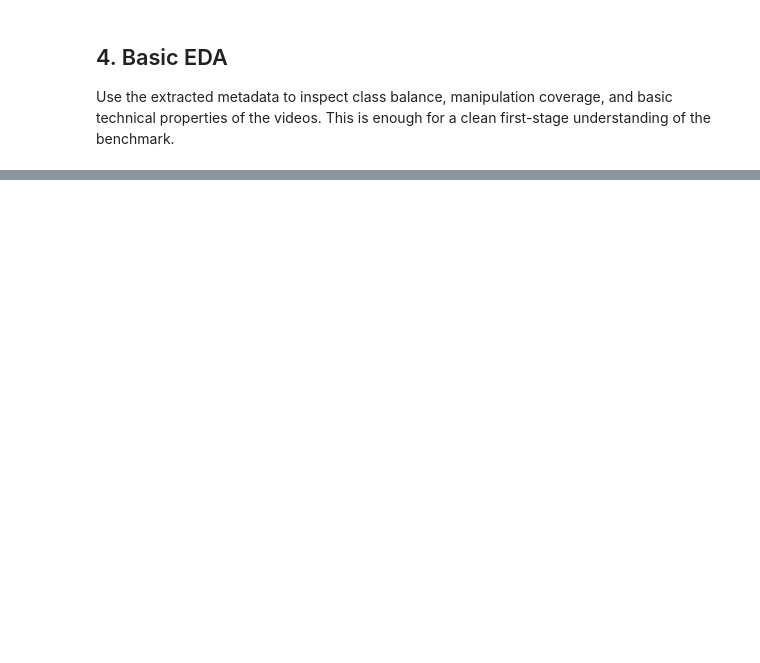
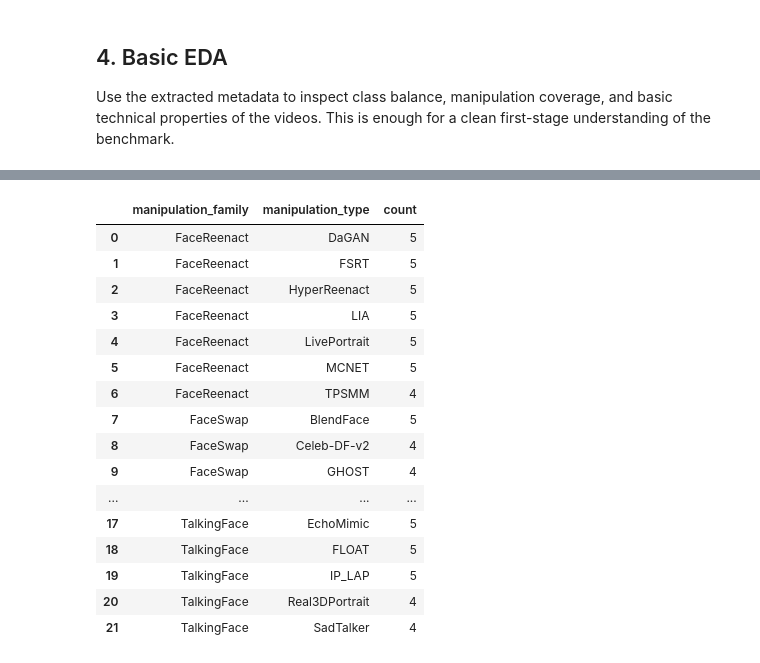
Before and after one commit to Nazgulitos/deepfake-emotion-robustness, a Jupyter notebook: notebooks/celeb_dfpp_dataset_overview.ipynb, the cells around one changed output, grey strips where cells are left out. Cells and saved outputs as stored; diff of their text form; code cells hidden in the pictures; blank space fills up the shorter version.

```diff
--- a/notebooks/celeb_dfpp_dataset_overview.ipynb
+++ b/notebooks/celeb_dfpp_dataset_overview.ipynb
@@ -459,0 +714,78 @@ At this point the notebook already produces:
+# %%
+# ── Load clean manifest ───────────────────────────────────────────────────────
+clean_in = pd.read_csv(FULL_MANIFEST_CSV)
+
+print(
+    f"Loaded clean manifest: {len(clean_in):,} rows  "
+    f"(real: {(clean_in['label'] == 'real').sum():,}  "
+    f"fake: {(clean_in['label'] == 'fake').sum():,})"
+)
+
+
+def _prepare_export(df: pd.DataFrame) -> pd.DataFrame:
+    out = df.copy()
+    rel_col = out["relative_path"] if "relative_path" in out.columns else pd.Series([None] * len(out), index=out.index)
+    out["path"] = [
+        _to_native_path(path_value=p, relative_value=r)
+        for p, r in zip(out["path"].astype(str), rel_col)
+    ]
+
+    keep_cols = [c for c in out.columns if c not in DROP_COLS]
+    return out[keep_cols].copy()
+
+
+# ── Build PILOT (100 real + 100 fake) ────────────────────────────────────────
+pilot_real = _sample_real(clean_in, n=PILOT_N_REAL, seed=RANDOM_SEED)
+pilot_fake = _sample_fake(clean_in, n=PILOT_N_FAKE, seed=RANDOM_SEED)
+pilot_ids = set(pd.concat([pilot_real, pilot_fake])['video_id'])
+pilot_raw = pd.concat([pilot_real, pilot_fake], ignore_index=True).sample(frac=1.0, random_state=RANDOM_SEED).reset_index(drop=True)
+pilot_df = _assign_split(pilot_raw, seed=RANDOM_SEED, ratios=SPLIT_RATIOS)
+pilot_export = _prepare_export(pilot_df)
+pilot_export.to_csv(PILOT_OUT_CSV, index=False)
+pilot_export.to_parquet(PILOT_OUT_PARQUET, index=False)
+print(f"\nPilot saved   -> {PILOT_OUT_CSV}")
+print(f"Pilot parquet -> {PILOT_OUT_PARQUET}")
+
+# ── Build FINAL (400 real + 400 fake) ── EXCLUDE pilot_ids ─────────────────────
+final_pool = clean_in[~clean_in['video_id'].isin(pilot_ids)].copy()
+final_real = _sample_real(final_pool, n=FINAL_N_REAL, seed=RANDOM_SEED)
+final_fake = _sample_fake(final_pool, n=FINAL_N_FAKE, seed=RANDOM_SEED)
+final_raw = pd.concat([final_real, final_fake], ignore_index=True).sample(frac=1.0, random_state=RANDOM_SEED).reset_index(drop=True)
+final_df = _assign_split(final_raw, seed=RANDOM_SEED, ratios=SPLIT_RATIOS)
+final_export = _prepare_export(final_df)
+final_export.to_csv(FINAL_OUT_CSV, index=False)
+final_export.to_parquet(FINAL_OUT_PARQUET, index=False)
+print(f"Final saved   -> {FINAL_OUT_CSV}")
+print(f"Final parquet -> {FINAL_OUT_PARQUET}")
+
+print("\nExport columns (all except readable/error):")
+print(pilot_export.columns.tolist())
+print("Path format preview (native relative):")
+display(pilot_export[["path"]].head(5))
+
+
+# ── Verification: distribution tables ────────────────────────────────────────
+def _show_dist(name: str, df: pd.DataFrame) -> None:
+    sep = "-" * 62
+    print(
+        f"\n{sep}\n{name}: {len(df)} videos "
+        f"(real: {(df['label'] == 'real').sum()} fake: {(df['label'] == 'fake').sum()})\n{sep}"
+    )
+
+    fake_dist = (
+        df[df["label"] == "fake"]
+        .groupby(["manipulation_family", "manipulation_type"], dropna=False)
+        .size().rename("count").reset_index()
+        .sort_values(["manipulation_family", "manipulation_type"])
+    )
+    print("Fake breakdown (family -> type):")
+    display(fake_dist)
+
+    split_tab = df.groupby(["split", "label"]).size().unstack(fill_value=0)
+    print("Split distribution:")
+    display(split_tab)
+
+
+_show_dist("PILOT", pilot_export)
+_show_dist("FINAL", final_export)
+# %% [output]
@@ -459,0 +812,17 @@ At this point the notebook already produces:
+|  | manipulation_family | manipulation_type | count |
+| 0 | FaceReenact | DaGAN | 5 |
+| 1 | FaceReenact | FSRT | 5 |
+| 2 | FaceReenact | HyperReenact | 5 |
+| 3 | FaceReenact | LIA | 5 |
+| 4 | FaceReenact | LivePortrait | 5 |
+| 5 | FaceReenact | MCNET | 5 |
+| 6 | FaceReenact | TPSMM | 4 |
+| 7 | FaceSwap | BlendFace | 5 |
+| 8 | FaceSwap | Celeb-DF-v2 | 4 |
+| 9 | FaceSwap | GHOST | 4 |
+| ... | ... | ... | ... |
+| 17 | TalkingFace | EchoMimic | 5 |
+| 18 | TalkingFace | FLOAT | 5 |
+| 19 | TalkingFace | IP_LAP | 5 |
+| 20 | TalkingFace | Real3DPortrait | 4 |
+| 21 | TalkingFace | SadTalker | 4 |
```
Also changed, not shown: parts of 22 cells of this notebook, 3 other files.
